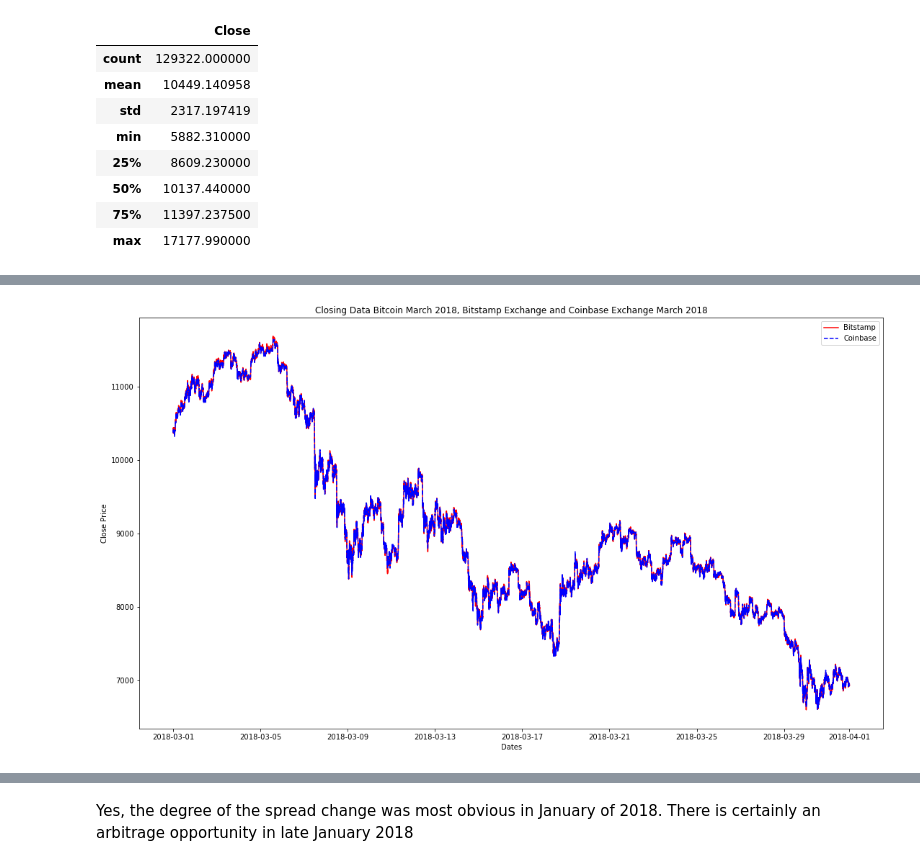
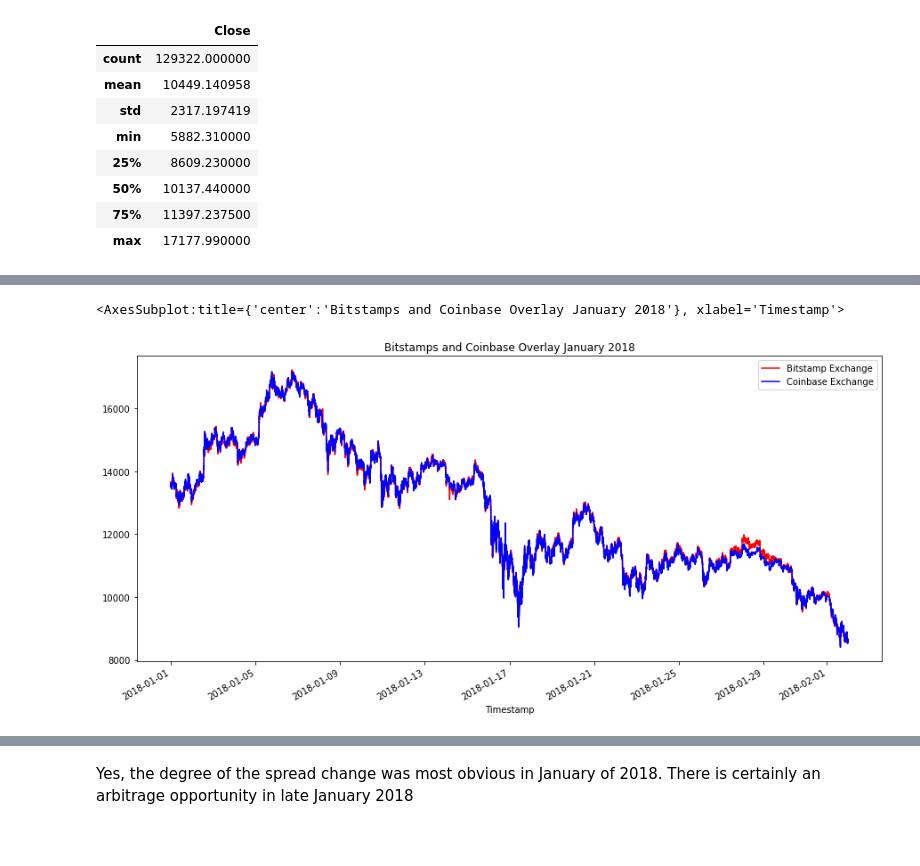
Before and after one commit to madhugirl/Crypto-Arbitrage-Opportunity, a Jupyter notebook: crypto_arbitrage.ipynb, the cells around one changed output, grey strips where cells are left out. Cells and saved outputs as stored; diff of their text form; code cells hidden in the pictures; blank space fills up the shorter version.

```diff
--- a/crypto_arbitrage.ipynb
+++ b/crypto_arbitrage.ipynb
@@ -410,33 +353,14 @@ plt.show()
-# %%
-# Using the loc and plot functions, create an overlay plot that visualizes
-# the price action of both DataFrames for a one month period later in the dataset
-# Be sure to include the parameters: legend, figure size, title, and color and label
-start_date = "2018-3-1"
-end_date = "2018-4-1"
-after_start_date = bitstamp_sliced.index >= start_date
-before_end_date = bitstamp_sliced.index < end_date
-between_two_dates = after_start_date & before_end_date
-filteredbitstamp_df = bitstamp_sliced.loc[between_two_dates,:]
-#print(filteredbitstamp_df.tail())
-
-after_start_date = coinbase_sliced.index >= start_date
-before_end_date = coinbase_sliced.index < end_date
-between_two_dates = after_start_date & before_end_date
-filteredcoinbase_df = coinbase_sliced.loc[between_two_dates,:]
-#print(coinbase_sliced.tail())
-#print(filtered_dates)
-
-fig,ax = plt.subplots(1)
-
-ax.set_title("Closing Data Bitcoin March 2018, Bitstamp Exchange and Coinbase Exchange March 2018")
-ax.plot(filteredbitstamp_df.index, filteredbitstamp_df["Close"], 'r', label="Bitstamp")
-ax.plot(filteredcoinbase_df.index, filteredcoinbase_df["Close"], 'b--', label="Coinbase")
-#ax.xticks(bitstamp_sliced.index, " ")
-ax.set_ylabel("Close Price")
-ax.set_xlabel("Dates")
-ax.legend()
-#ax.set_xticklabels([])
-fig.set_size_inches(18.5, 10.5)
-plt.show()
-# %% [output]
-[figure, removed]
+# %%
+# Using the loc and plot functions, create an overlay plot that visualizes
+# the price action of both DataFrames for a one month period early in the dataset
+# Be sure to include the parameters: legend, figure size, title, and color and label
+# Searching for arbitrage opportunity in January
+
+
+bitstamp_sliced['Close'].loc['2018-01-01':'2018-02-01'].plot(
+    legend=True, figsize=(15, 7), title="Bitstamps and Coinbase Overlay January 2018", color="red", label="Bitstamp Exchange")
+coinbase_sliced['Close'].loc['2018-01-01':'2018-02-01'].plot(
+    legend=True, figsize=(15, 7), color="blue", label="Coinbase Exchange")
+# %% [output]
+<AxesSubplot:title={'center':'Bitstamps and Coinbase Overlay January 2018'}, xlabel='Timestamp'>
+[figure, added]
```
Also changed, not shown: parts of 60 cells of this notebook.
